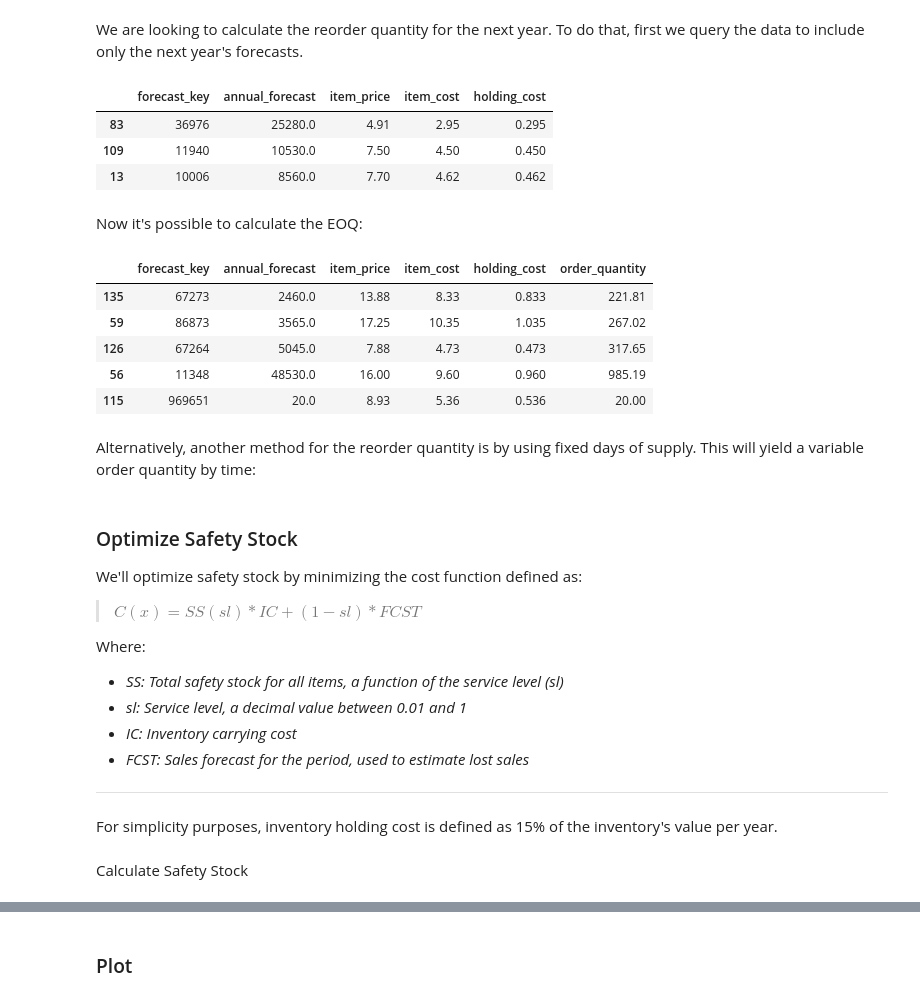
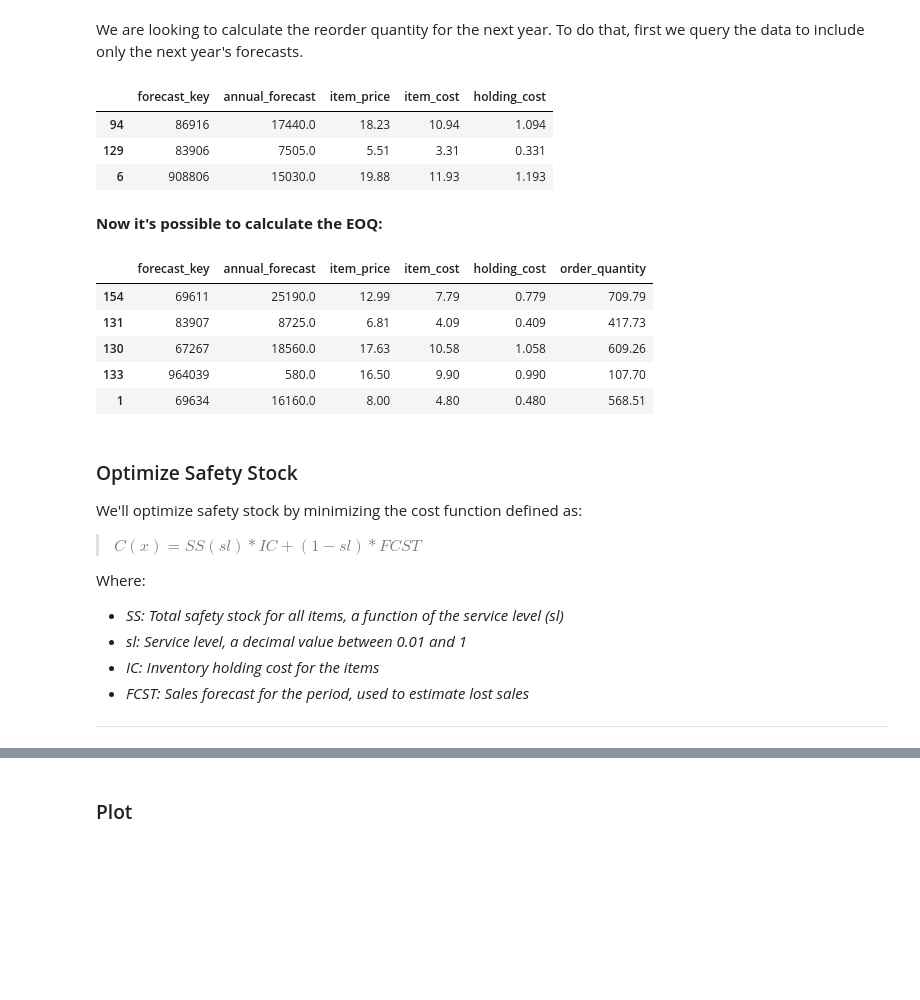
Before and after one commit to vjacobsen/Liquor-Sales-Inventory-Forecast, a Jupyter notebook: Liquor_Safety_Stock.ipynb, the cells around one changed output, grey strips where cells are left out. Drawn from its saved outputs; the diff is of its cells as text; code cells hidden in the pictures; blank space fills up the shorter version.

```diff
--- a/Liquor_Safety_Stock.ipynb
+++ b/Liquor_Safety_Stock.ipynb
@@ -199,38 +194,40 @@ We are looking to calculate the reorder quantity for the next year. To do that,
 # Annual demand by key query
 year_forecast = client.query('''
 
   SELECT
     forecast_key,
     SUM(forecast) as annual_forecast
 
   FROM `iowa-liquor-sales-266301.forecasting.ml_forecasts`
   WHERE
     type = 'forecast'
   GROUP BY
     forecast_key
 
 ''').to_dataframe()
 
 
 # Calculate unit cost and merge
 
 unit_cost_pcnt = 0.6 # percent of item price
 holding_cost = 0.10
 
 year_forecast['forecast_key']  = year_forecast['forecast_key'].astype(str)
 year_forecast['item_price'] =  [round(item_price_dict.get(key),2) \
                                  for key in year_forecast['forecast_key']] # lookup price
 
 year_forecast['item_cost'] = (unit_cost_pcnt*year_forecast['item_price']).round(2)
 year_forecast['holding_cost'] = year_forecast['item_cost'] * holding_cost
+item_holding_cost_dict = year_forecast.set_index('forecast_key')['holding_cost']
+
 year_forecast.sample(3)
 # %% [output]
 |  | forecast_key | annual_forecast | item_price | item_cost | holding_cost |
-| 83 | 36976 | 25280.0 | 4.91 | 2.95 | 0.295 |
-| 109 | 11940 | 10530.0 | 7.50 | 4.50 | 0.450 |
-| 13 | 10006 | 8560.0 | 7.70 | 4.62 | 0.462 |
+| 94 | 86916 | 17440.0 | 18.23 | 10.94 | 1.094 |
+| 129 | 83906 | 7505.0 | 5.51 | 3.31 | 0.331 |
+| 6 | 908806 | 15030.0 | 19.88 | 11.93 | 1.193 |
 # %% [markdown]
-Now it's possible to calculate the EOQ:
+**Now it's possible to calculate the EOQ:**
 # %%
 year_forecast['order_quantity'] = np.sqrt(2*(year_forecast['item_cost']*year_forecast['annual_forecast'])\
                                           /year_forecast['holding_cost']).round(2)
@@ -239,13 +236,11 @@ eoq_dict = year_forecast[['forecast_key','order_quantity']].set_index('forecast_
 year_forecast.sample(5)
 # %% [output]
 |  | forecast_key | annual_forecast | item_price | item_cost | holding_cost | order_quantity |
-| 135 | 67273 | 2460.0 | 13.88 | 8.33 | 0.833 | 221.81 |
-| 59 | 86873 | 3565.0 | 17.25 | 10.35 | 1.035 | 267.02 |
-| 126 | 67264 | 5045.0 | 7.88 | 4.73 | 0.473 | 317.65 |
-| 56 | 11348 | 48530.0 | 16.00 | 9.60 | 0.960 | 985.19 |
-| 115 | 969651 | 20.0 | 8.93 | 5.36 | 0.536 | 20.00 |
+| 154 | 69611 | 25190.0 | 12.99 | 7.79 | 0.779 | 709.79 |
+| 131 | 83907 | 8725.0 | 6.81 | 4.09 | 0.409 | 417.73 |
+| 130 | 67267 | 18560.0 | 17.63 | 10.58 | 1.058 | 609.26 |
+| 133 | 964039 | 580.0 | 16.50 | 9.90 | 0.990 | 107.70 |
+| 1 | 69634 | 16160.0 | 8.00 | 4.80 | 0.480 | 568.51 |
-# %% [markdown]
-Alternatively, another method for the reorder quantity is by using fixed days of supply. This will yield a variable order quantity by time:
 # %% [markdown]
 ### Optimize Safety Stock
 
@@ -257,15 +252,9 @@ Where:
 
 * _SS: Total safety stock for all items, a function of the service level (sl)_
 * _sl: Service level, a decimal value between 0.01 and 1_
-* _IC: Inventory carrying cost_
+* _IC: Inventory holding cost for the items_
 * _FCST: Sales forecast for the period, used to estimate lost sales_
 
 
 
 ---
-
-
-
-For simplicity purposes, inventory holding cost is defined as 15% of the inventory's value per year.
-# %% [markdown]
-Calculate Safety Stock
```
Also changed, not shown: parts of 8 cells of this notebook.
